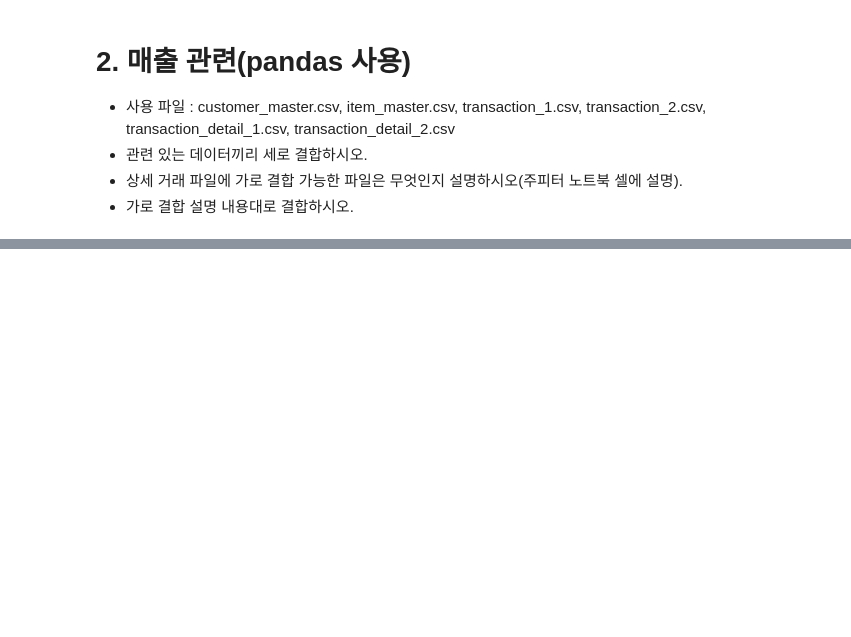
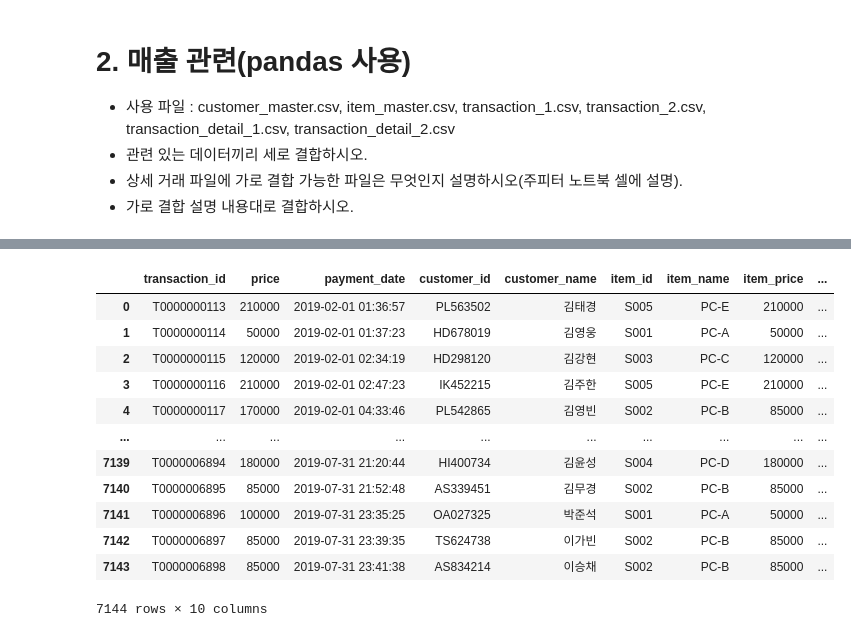
Before and after one commit to NohYeongHun/LinkClass, a Jupyter notebook: BigDataAnalysis/실습/w06노영훈0408.ipynb, the cells around one changed output, grey strips where cells are left out. Saved outputs shown, nothing was run; the diff lists cells and outputs as text; code cells hidden in the pictures; blank space fills up the shorter version.

```diff
--- a/BigDataAnalysis/데이터 분석 파일/w06노영훈0408.ipynb
+++ b/BigDataAnalysis/실습/w06노영훈0408.ipynb
@@ -750,0 +693,3 @@ df_final
+# %%
+df_det = df_det1.append(df_det2)
+df_det
@@ -750,0 +746,9 @@ df_final
+# %%
+df_item_info = pd.merge(
+    left = df_item,
+    right = df_det,
+    how ='right',
+    left_on='item_id',
+    right_on='item_id'
+    )
+df_item_info
@@ -750,0 +808,3 @@ df_final
+# %%
+df_custom_info = df_info[['customer_id','customer_name']]
+df_custom_info
@@ -750,0 +825,9 @@ df_final
+# %%
+df_trade_info = pd.merge(
+    left = df_trade,
+    right = df_custom_info,
+    how = 'left',
+    left_on = 'customer_id',
+    right_on = 'customer_id'
+    )
+df_trade_info
@@ -750,0 +884,22 @@ df_final
+# %%
+df_final = pd.merge(
+    left = df_trade_info,
+    right = df_item_info,
+    how ='left',
+    left_on ='transaction_id',
+    right_on ='transaction_id')
+df_final
+# %% [output]
+|  | transaction_id | price | payment_date | customer_id | customer_name | item_id | item_name | item_price | ... |
+| 0 | T0000000113 | 210000 | 2019-02-01 01:36:57 | PL563502 | 김태경 | S005 | PC-E | 210000 | ... |
+| 1 | T0000000114 | 50000 | 2019-02-01 01:37:23 | HD678019 | 김영웅 | S001 | PC-A | 50000 | ... |
+| 2 | T0000000115 | 120000 | 2019-02-01 02:34:19 | HD298120 | 김강현 | S003 | PC-C | 120000 | ... |
+| 3 | T0000000116 | 210000 | 2019-02-01 02:47:23 | IK452215 | 김주한 | S005 | PC-E | 210000 | ... |
+| 4 | T0000000117 | 170000 | 2019-02-01 04:33:46 | PL542865 | 김영빈 | S002 | PC-B | 85000 | ... |
+| ... | ... | ... | ... | ... | ... | ... | ... | ... | ... |
+| 7139 | T0000006894 | 180000 | 2019-07-31 21:20:44 | HI400734 | 김윤성 | S004 | PC-D | 180000 | ... |
+| 7140 | T0000006895 | 85000 | 2019-07-31 21:52:48 | AS339451 | 김무경 | S002 | PC-B | 85000 | ... |
+| 7141 | T0000006896 | 100000 | 2019-07-31 23:35:25 | OA027325 | 박준석 | S001 | PC-A | 50000 | ... |
+| 7142 | T0000006897 | 85000 | 2019-07-31 23:39:35 | TS624738 | 이가빈 | S002 | PC-B | 85000 | ... |
+| 7143 | T0000006898 | 85000 | 2019-07-31 23:41:38 | AS834214 | 이승채 | S002 | PC-B | 85000 | ... |
+7144 rows × 10 columns
```
Also changed, not shown: parts of 47 cells of this notebook, 27 other files.
